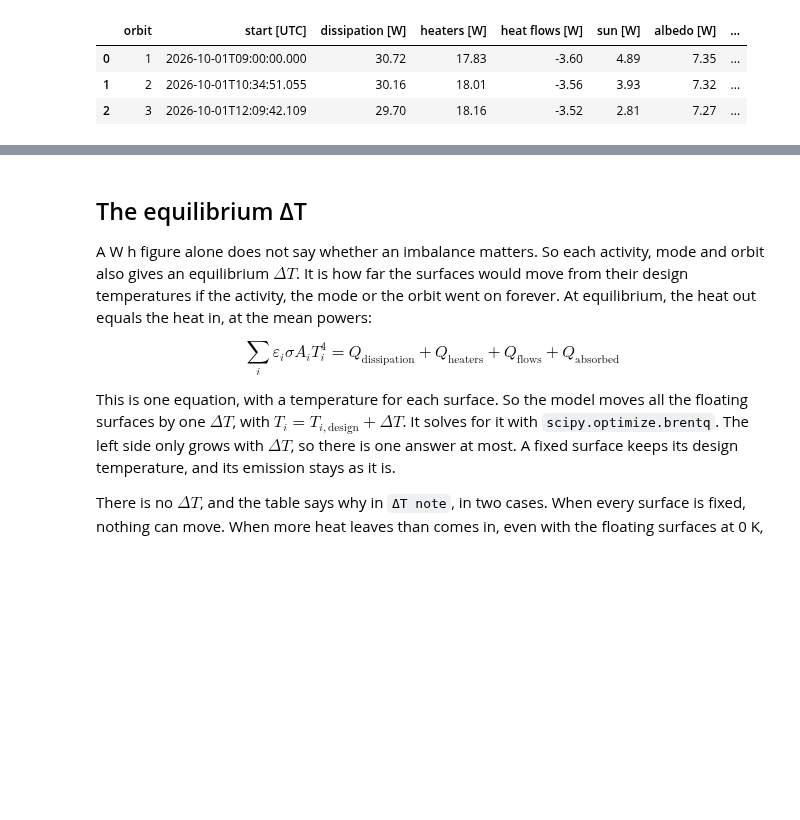
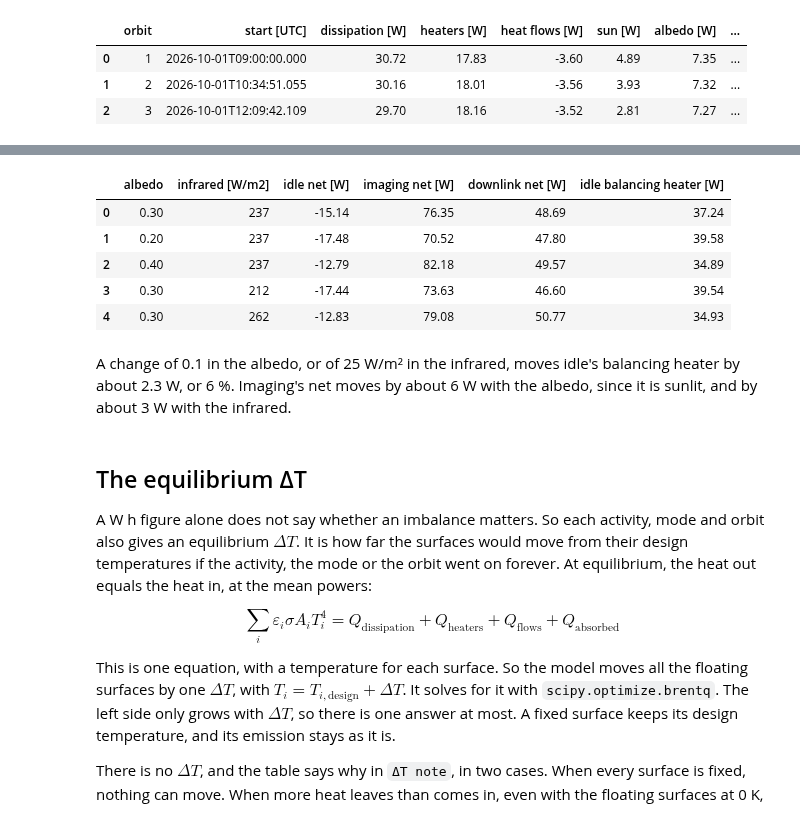
Before and after one commit to egemenimre/quicksat, a Jupyter notebook: docs/power/payload_thermal_ref.ipynb, the cells around one changed output, grey strips where cells are left out. Saved outputs shown, nothing was run; the diff lists cells and outputs as text; code cells hidden in the pictures; blank space fills up the shorter version.

Commit message:
Explain how the Earth's albedo and infrared vary
The help, the explanation and the reference say the values depend on the
orbit and the case. The reference runs the account with other values.

```diff
--- a/docs/power/payload_thermal_ref.ipynb
+++ b/docs/power/payload_thermal_ref.ipynb
@@ -400,3 +408,30 @@ account.orbit_table
+# %%
+# the defaults, then the albedo and the infrared each moved down and up
+PAIRS = [(0.30, 237), (0.20, 237), (0.40, 237), (0.30, 212), (0.30, 262)]
+rows = []
+for albedo, infrared in PAIRS:
+    earth = Earth(albedo=Q_(albedo, u.one), infrared=Q_(infrared, "W/m2"))
+    other = thermal.model_copy(update={"earth": earth})
+    modes = run_thermal(other, payload, power_system, run).mode_table
+    modes = modes.set_index("payload mode")
+    rows.append(
+        {
+            "albedo": albedo,
+            "infrared [W/m2]": infrared,
+            **{f"{mode} net [W]": modes.loc[mode, "net [W]"] for mode in modes.index},
+            "idle balancing heater [W]": modes.loc["idle", "balancing heater [W]"],
+        }
+    )
+pd.DataFrame(rows)
+# %% [output]
+|  | albedo | infrared [W/m2] | idle net [W] | imaging net [W] | downlink net [W] | idle balancing heater [W] |
+| 0 | 0.30 | 237 | -15.14 | 76.35 | 48.69 | 37.24 |
+| 1 | 0.20 | 237 | -17.48 | 70.52 | 47.80 | 39.58 |
+| 2 | 0.40 | 237 | -12.79 | 82.18 | 49.57 | 34.89 |
+| 3 | 0.30 | 212 | -17.44 | 73.63 | 46.60 | 39.54 |
+| 4 | 0.30 | 262 | -12.83 | 79.08 | 50.77 | 34.93 |
+# %% [markdown]
+A change of 0.1 in the albedo, or of 25 W/m² in the infrared, moves idle's balancing heater by about 2.3 W, or 6 %. Imaging's net moves by about 6 W with the albedo, since it is sunlit, and by about 3 W with the infrared.
 # %% [markdown]
 ## The equilibrium ΔT
 
```
Also changed, not shown: parts of 4 cells of this notebook, 4 other files.
